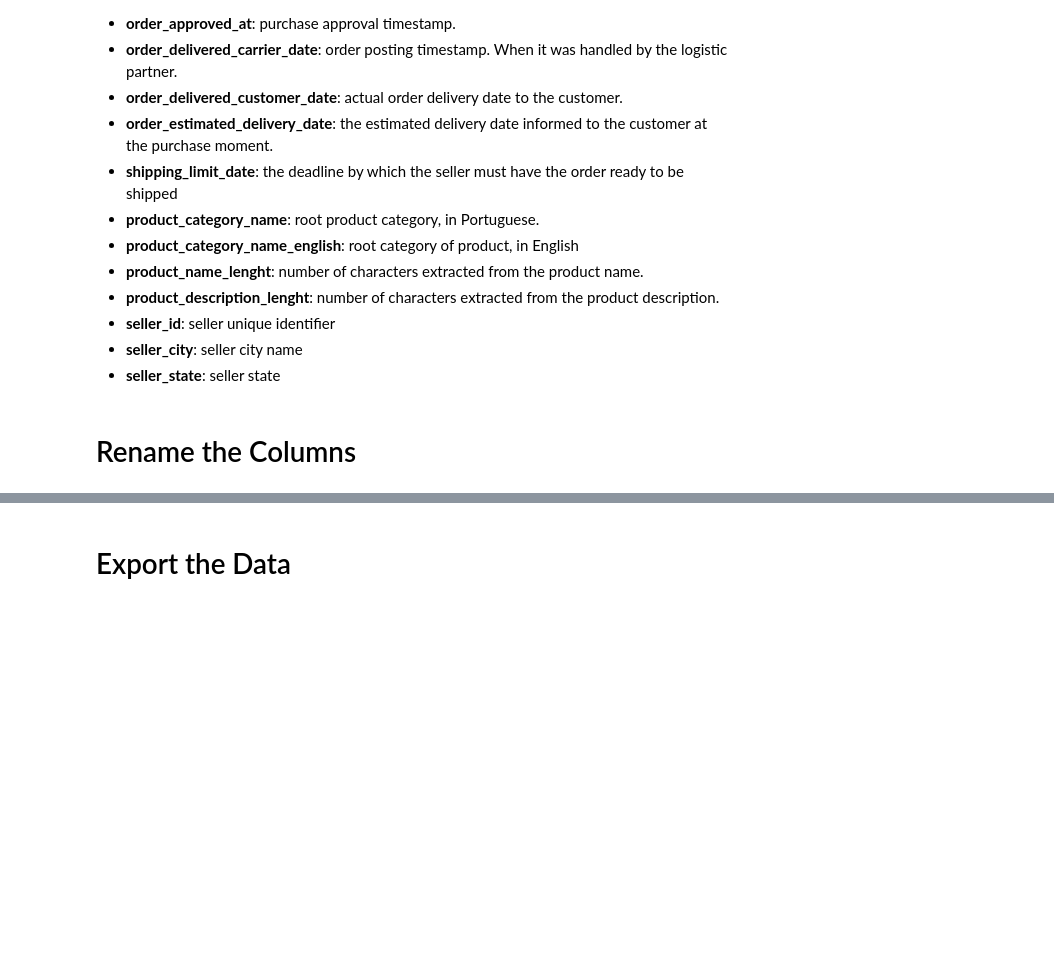
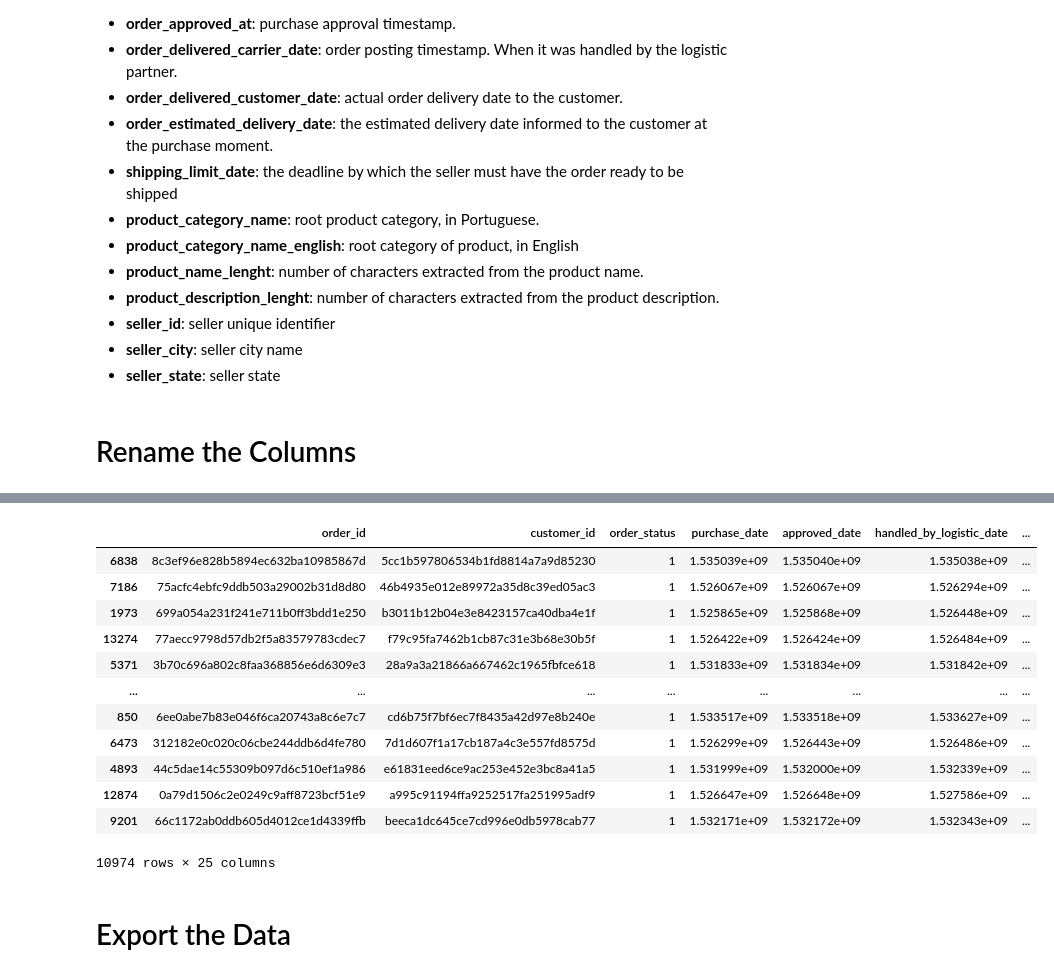
Before and after one commit to prffraia/Machine_Learning, a Jupyter notebook: 01_EDA.ipynb, the cells around one changed output, grey strips where cells are left out. Saved outputs shown, nothing was run; the diff lists cells and outputs as text; code cells hidden in the pictures; blank space fills up the shorter version.

```diff
--- a/01_EDA.ipynb
+++ b/01_EDA.ipynb
@@ -93,5 +228,3 @@ df.head()
 3. Remove from `order_estimated_delivery_date` column the `time`
 
 4. Encode the `customer_city`, `customer_state`, `seller_city`, `seller_state` columns.
-# %%
-df.drop(['order_id', 'customer_unique_id', 'product_id', 'seller_id', 'product_category_name'], axis=1, inplace=True)
@@ -101,28 +231,3 @@ df.drop_duplicates(inplace=True)
-# %%
-from sklearn.preprocessing import LabelEncoder
-
-le = LabelEncoder()
-
-# Order Status
-df['order_status'] = le.fit_transform(df['order_status'])
-
-# payment_type
-df['payment_type'] = le.fit_transform(df['payment_type'])
-
-# product_category_name_english
-df['product_category_name_english'] = le.fit_transform(df['product_category_name_english'])
-
-# seller_city
-df['seller_city'] = le.fit_transform(df['seller_city'])
-
-# customer_state
-df['customer_state'] = le.fit_transform(df['customer_state'])
-
-# customer_city
-df['customer_city'] = le.fit_transform(df['customer_city'])
-
-# seller_state
-df['seller_state'] = le.fit_transform(df['seller_state'])
 # %%
 df['purchase_date'] = pd.to_datetime(df['purchase_date']).astype(int)/10**9
 df['approved_date'] = pd.to_datetime(df['approved_date']).astype(int)/10**9
@@ -132,0 +251,9 @@ df['shipping_limit_date'] = pd.to_datetime(df['shipping_limit_date']).astype(int
+# %%
+!pip install category_encoders
+from category_encoders import LeaveOneOutEncoder
+from sklearn.model_selection import train_test_split
+
+X_train, X_test, y_train, y_test = train_test_split(df.drop(columns=['estimated_delivery_date']), df['estimated_delivery_date'], test_size=0.2)
+
+enc = LeaveOneOutEncoder(cols=['customer_city', 'customer_state', 'seller_city', 'seller_state', 'product_category_name'])
+training_set = enc.fit_transform(X_train, y_train)
@@ -133,3 +275,19 @@ df['shipping_limit_date'] = pd.to_datetime(df['shipping_limit_date']).astype(int
+# %%
+training_set
+# %% [output]
+|  | order_id | customer_id | order_status | purchase_date | approved_date | handled_by_logistic_date | ... |
+| 6838 | 8c3ef96e828b5894ec632ba10985867d | 5cc1b597806534b1fd8814a7a9d85230 | 1 | 1.535039e+09 | 1.535040e+09 | 1.535038e+09 | ... |
+| 7186 | 75acfc4ebfc9ddb503a29002b31d8d80 | 46b4935e012e89972a35d8c39ed05ac3 | 1 | 1.526067e+09 | 1.526067e+09 | 1.526294e+09 | ... |
+| 1973 | 699a054a231f241e711b0ff3bdd1e250 | b3011b12b04e3e8423157ca40dba4e1f | 1 | 1.525865e+09 | 1.525868e+09 | 1.526448e+09 | ... |
+| 13274 | 77aecc9798d57db2f5a83579783cdec7 | f79c95fa7462b1cb87c31e3b68e30b5f | 1 | 1.526422e+09 | 1.526424e+09 | 1.526484e+09 | ... |
+| 5371 | 3b70c696a802c8faa368856e6d6309e3 | 28a9a3a21866a667462c1965fbfce618 | 1 | 1.531833e+09 | 1.531834e+09 | 1.531842e+09 | ... |
+| ... | ... | ... | ... | ... | ... | ... | ... |
+| 850 | 6ee0abe7b83e046f6ca20743a8c6e7c7 | cd6b75f7bf6ec7f8435a42d97e8b240e | 1 | 1.533517e+09 | 1.533518e+09 | 1.533627e+09 | ... |
+| 6473 | 312182e0c020c06cbe244ddb6d4fe780 | 7d1d607f1a17cb187a4c3e557fd8575d | 1 | 1.526299e+09 | 1.526443e+09 | 1.526486e+09 | ... |
+| 4893 | 44c5dae14c55309b097d6c510ef1a986 | e61831eed6ce9ac253e452e3bc8a41a5 | 1 | 1.531999e+09 | 1.532000e+09 | 1.532339e+09 | ... |
+| 12874 | 0a79d1506c2e0249c9aff8723bcf51e9 | a995c91194ffa9252517fa251995adf9 | 1 | 1.526647e+09 | 1.526648e+09 | 1.527586e+09 | ... |
+| 9201 | 66c1172ab0ddb605d4012ce1d4339ffb | beeca1dc645ce7cd996e0db5978cab77 | 1 | 1.532171e+09 | 1.532172e+09 | 1.532343e+09 | ... |
+10974 rows × 25 columns
 # %% [markdown]
 # Export the Data
 # %%
```
Also changed, not shown: parts of 27 cells of this notebook.
